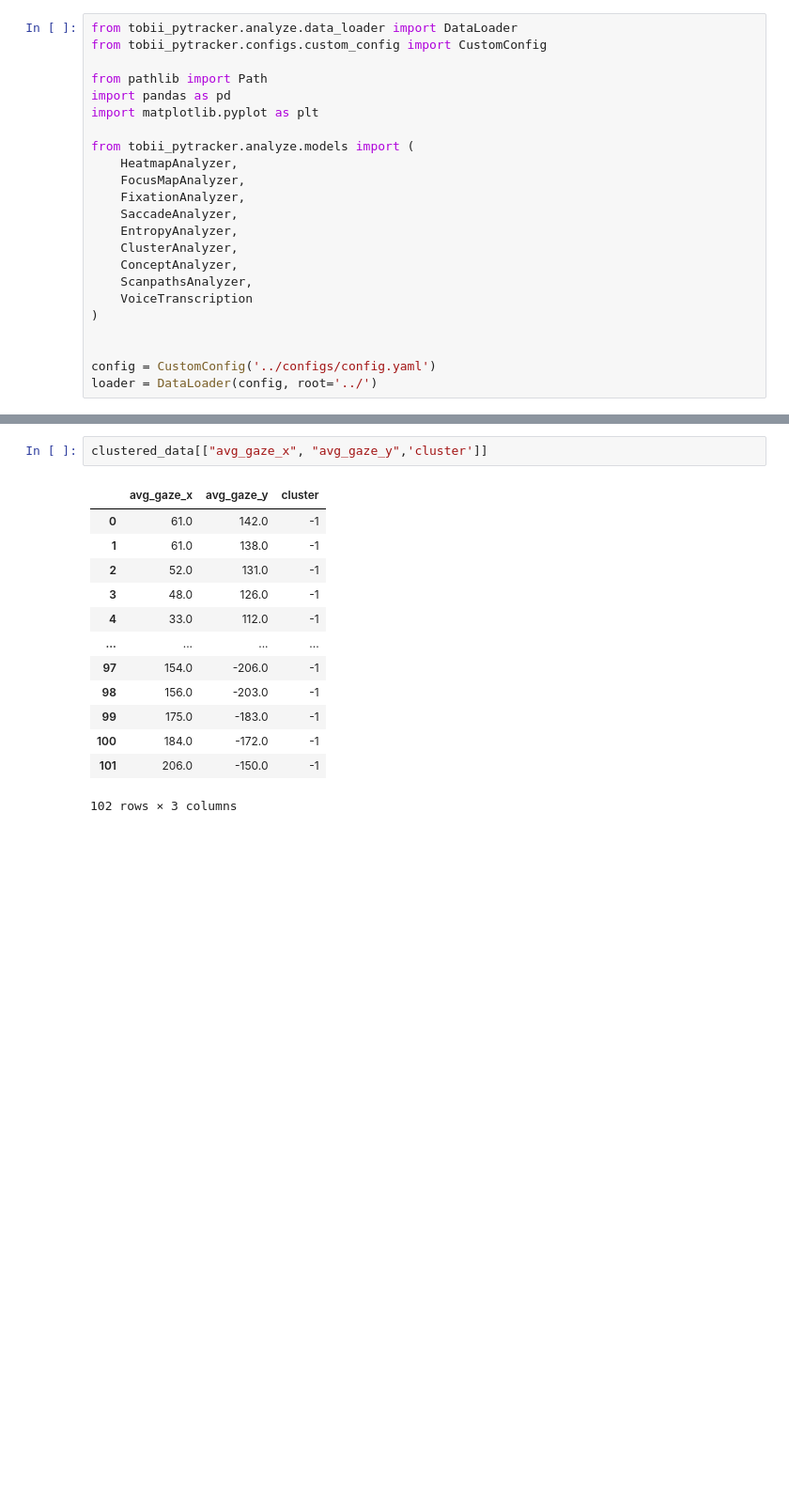
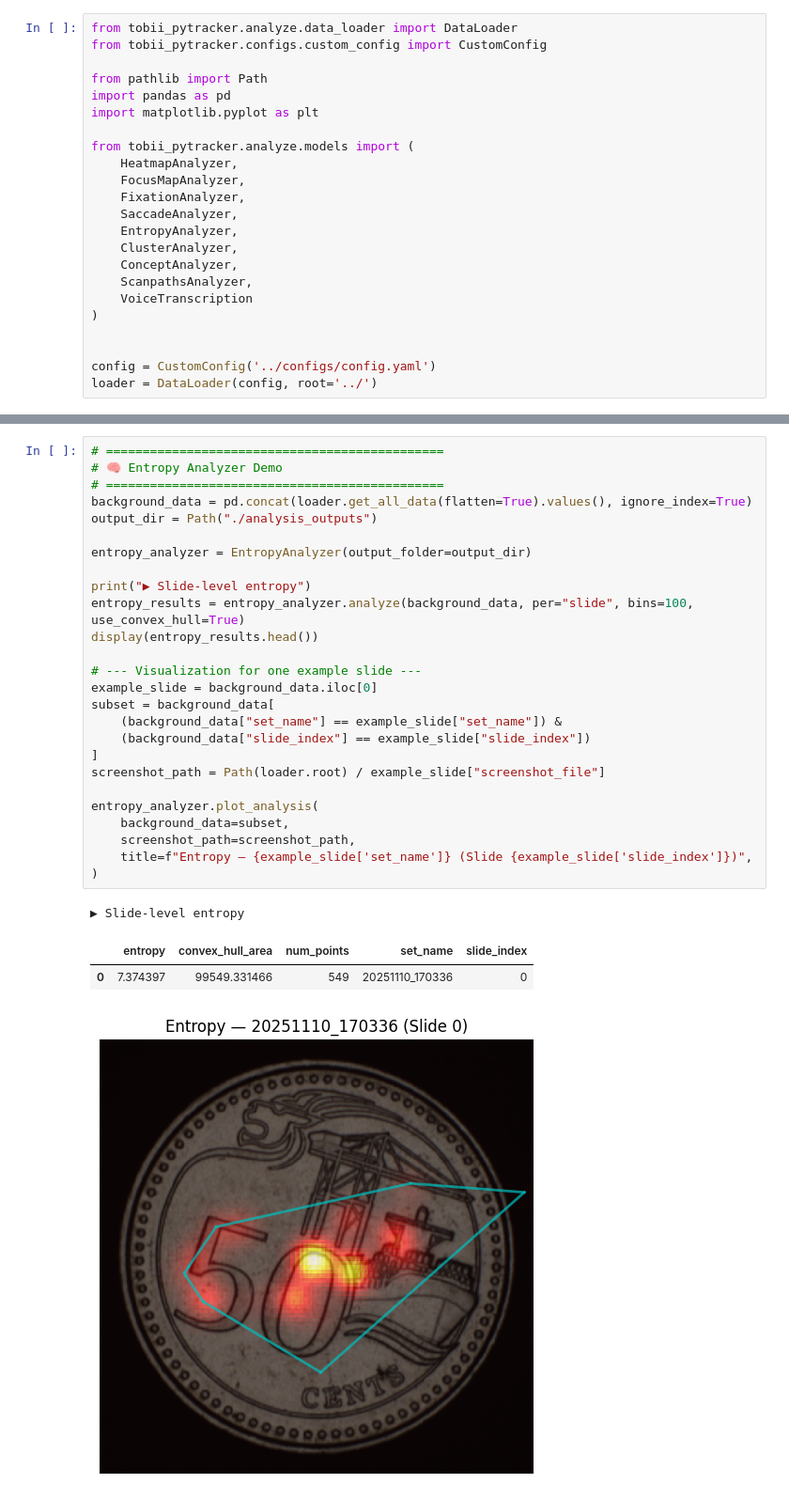
Before and after one commit to sbobek/tobii-pytracker, a Jupyter notebook: examples/analyzers_demo.ipynb, the cells around one changed output, grey strips where cells are left out. Shown at 94% size. Saved outputs shown, nothing was run; the diff lists cells and outputs as text; blank space fills up the shorter version.

```diff
--- a/examples/analyzers_demo.ipynb
+++ b/examples/analyzers_demo.ipynb
@@ -257,16 +250,31 @@ cluster_analyzer.plot_analysis(
-# %%
-clustered_data[["avg_gaze_x", "avg_gaze_y",'cluster']]
-# %% [output]
-|  | avg_gaze_x | avg_gaze_y | cluster |
-| 0 | 61.0 | 142.0 | -1 |
-| 1 | 61.0 | 138.0 | -1 |
-| 2 | 52.0 | 131.0 | -1 |
-| 3 | 48.0 | 126.0 | -1 |
-| 4 | 33.0 | 112.0 | -1 |
-| ... | ... | ... | ... |
-| 97 | 154.0 | -206.0 | -1 |
-| 98 | 156.0 | -203.0 | -1 |
-| 99 | 175.0 | -183.0 | -1 |
-| 100 | 184.0 | -172.0 | -1 |
-| 101 | 206.0 | -150.0 | -1 |
-102 rows × 3 columns
+# %%
+# ==============================================
+# 🧠 Entropy Analyzer Demo
+# ==============================================
+background_data = pd.concat(loader.get_all_data(flatten=True).values(), ignore_index=True)
+output_dir = Path("./analysis_outputs")
+
+entropy_analyzer = EntropyAnalyzer(output_folder=output_dir)
+
+print("▶ Slide-level entropy")
+entropy_results = entropy_analyzer.analyze(background_data, per="slide", bins=100, use_convex_hull=True)
+display(entropy_results.head())
+
+# --- Visualization for one example slide ---
+example_slide = background_data.iloc[0]
+subset = background_data[
+    (background_data["set_name"] == example_slide["set_name"]) &
+    (background_data["slide_index"] == example_slide["slide_index"])
+]
+screenshot_path = Path(loader.root) / example_slide["screenshot_file"]
+
+entropy_analyzer.plot_analysis(
+    background_data=subset,
+    screenshot_path=screenshot_path,
+    title=f"Entropy — {example_slide['set_name']} (Slide {example_slide['slide_index']})",
+)
+# %% [output]
+▶ Slide-level entropy
+|  | entropy | convex_hull_area | num_points | set_name | slide_index |
+| 0 | 7.374397 | 99549.331466 | 549 | 20251110_170336 | 0 |
+[figure, added]
```
Also changed, not shown: parts of 6 cells of this notebook, 5 other files.
